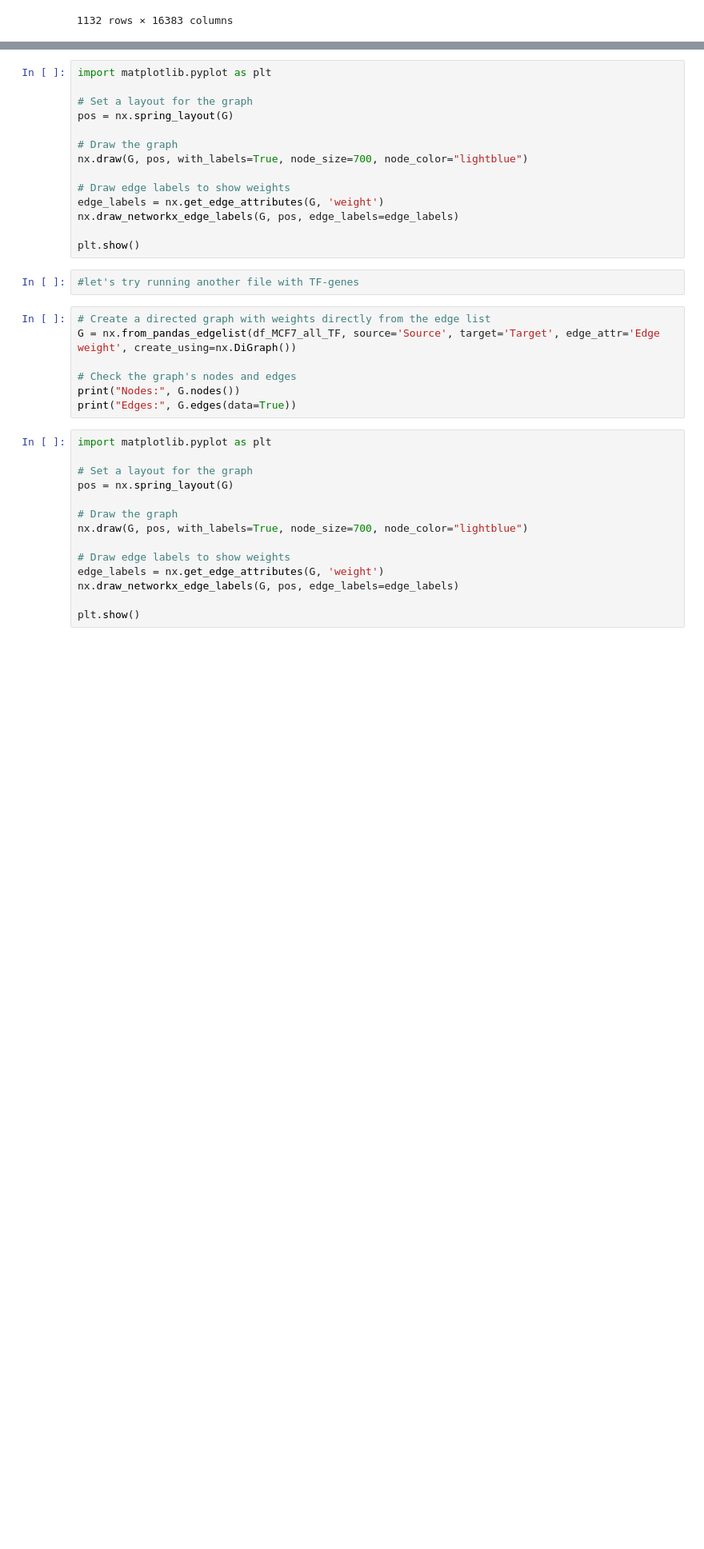
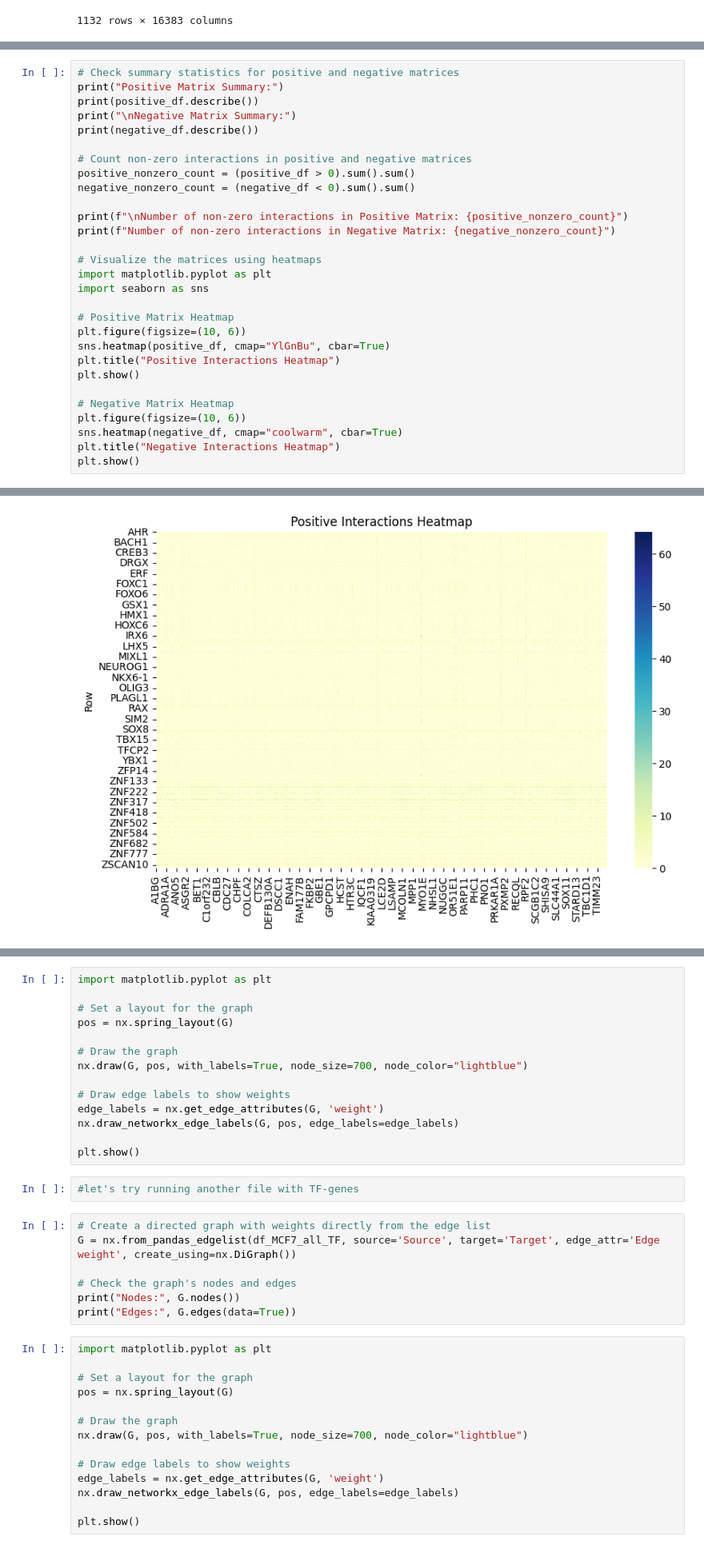
Before and after one commit to Guliko24/NetZoo_network, a Jupyter notebook: GRN_4.ipynb, the cells around one changed output, grey strips where cells are left out. Shown at 80% size. Saved outputs shown, nothing was run; the diff lists cells and outputs as text; blank space fills up the shorter version.

```diff
--- a/GRN_4.ipynb
+++ b/GRN_4.ipynb
@@ -229,0 +243,30 @@ negative_df
+# %%
+# Check summary statistics for positive and negative matrices
+print("Positive Matrix Summary:")
+print(positive_df.describe())
+print("\nNegative Matrix Summary:")
+print(negative_df.describe())
+
+# Count non-zero interactions in positive and negative matrices
+positive_nonzero_count = (positive_df > 0).sum().sum()
+negative_nonzero_count = (negative_df < 0).sum().sum()
+
+print(f"\nNumber of non-zero interactions in Positive Matrix: {positive_nonzero_count}")
+print(f"Number of non-zero interactions in Negative Matrix: {negative_nonzero_count}")
+
+# Visualize the matrices using heatmaps
+import matplotlib.pyplot as plt
+import seaborn as sns
+
+# Positive Matrix Heatmap
+plt.figure(figsize=(10, 6))
+sns.heatmap(positive_df, cmap="YlGnBu", cbar=True)
+plt.title("Positive Interactions Heatmap")
+plt.show()
+
+# Negative Matrix Heatmap
+plt.figure(figsize=(10, 6))
+sns.heatmap(negative_df, cmap="coolwarm", cbar=True)
+plt.title("Negative Interactions Heatmap")
+plt.show()
+# %% [output]
@@ -229,0 +290 @@ negative_df
+[figure, added]
```
Also changed, not shown: parts of 7 cells of this notebook.
